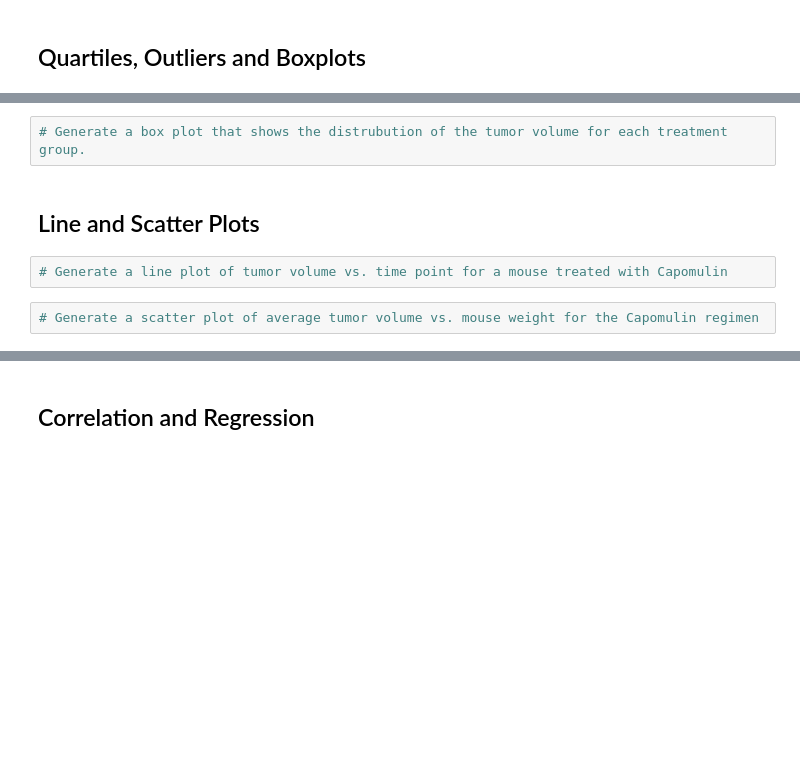
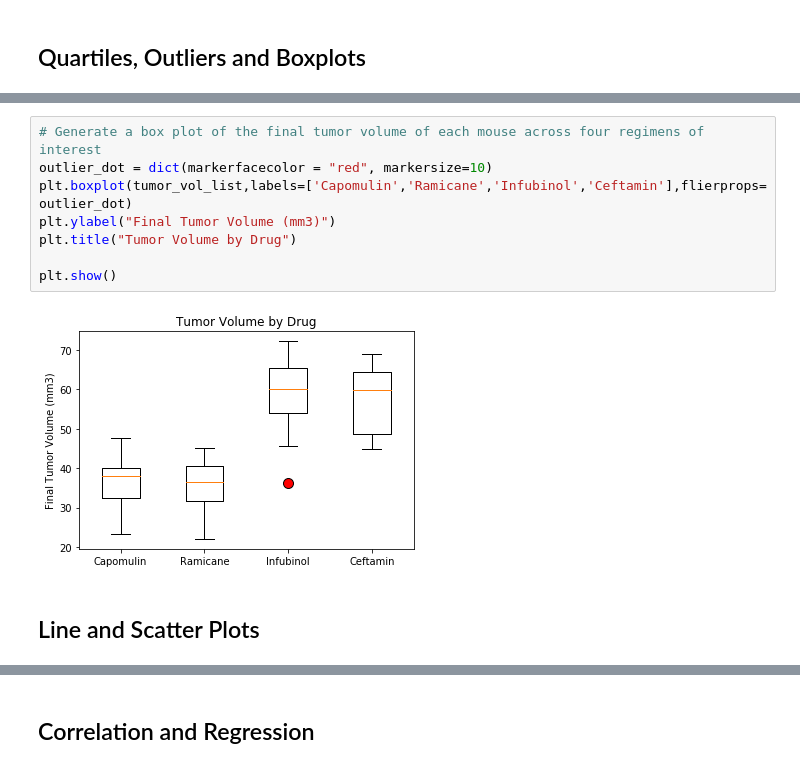
Before and after one commit to angelanarag/module_5_challenge, a Jupyter notebook: module_5_starter_code/Pymaceuticals/pymaceuticals.ipynb, the cells around one changed output, grey strips where cells are left out. Saved outputs shown, nothing was run; the diff lists cells and outputs as text; blank space fills up the shorter version.

```diff
--- a/module_5_starter_code/Pymaceuticals/pymaceuticals.ipynb
+++ b/module_5_starter_code/Pymaceuticals/pymaceuticals.ipynb
@@ -235,8 +267,12 @@ sex_mice.plot(kind="pie", figsize=(6,3))
-# %%
-# Generate a box plot that shows the distrubution of the tumor volume for each treatment group.
+# %%
+# Generate a box plot of the final tumor volume of each mouse across four regimens of interest
+outlier_dot = dict(markerfacecolor = "red", markersize=10)
+plt.boxplot(tumor_vol_list,labels=['Capomulin','Ramicane','Infubinol','Ceftamin'],flierprops= outlier_dot)
+plt.ylabel("Final Tumor Volume (mm3)")
+plt.title("Tumor Volume by Drug")
+
+plt.show()
+# %% [output]
+[figure, added]
 # %% [markdown]
 ## Line and Scatter Plots
-# %%
-# Generate a line plot of tumor volume vs. time point for a mouse treated with Capomulin
-# %%
-# Generate a scatter plot of average tumor volume vs. mouse weight for the Capomulin regimen
```
Also changed, not shown: parts of 14 cells of this notebook.
